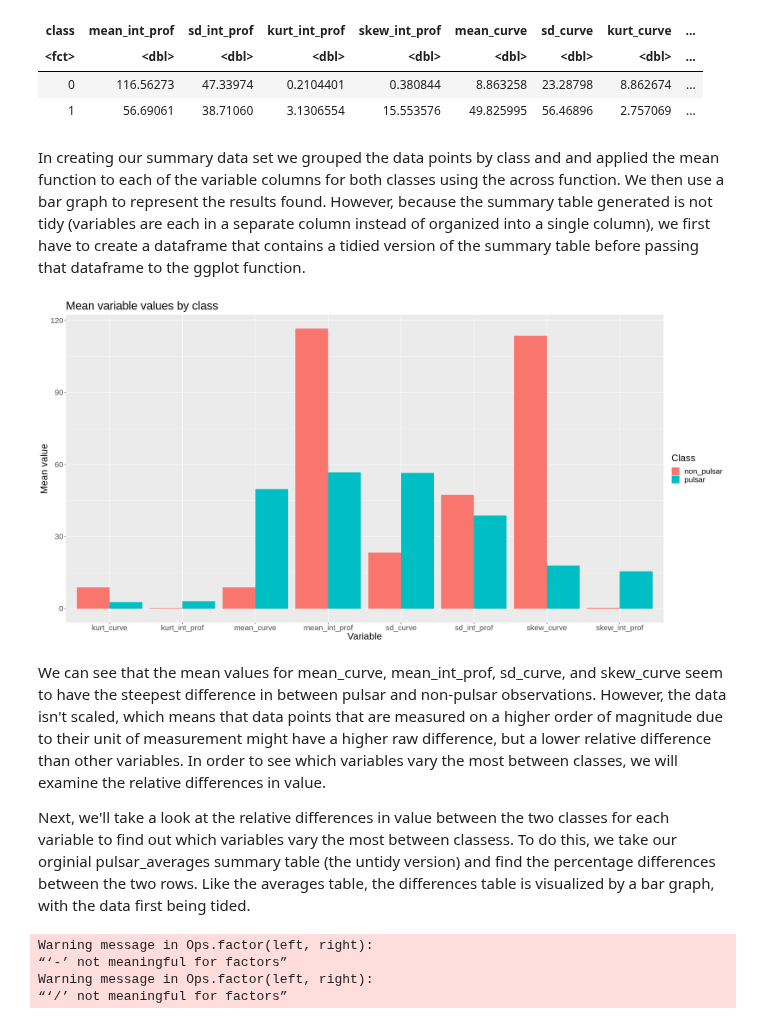
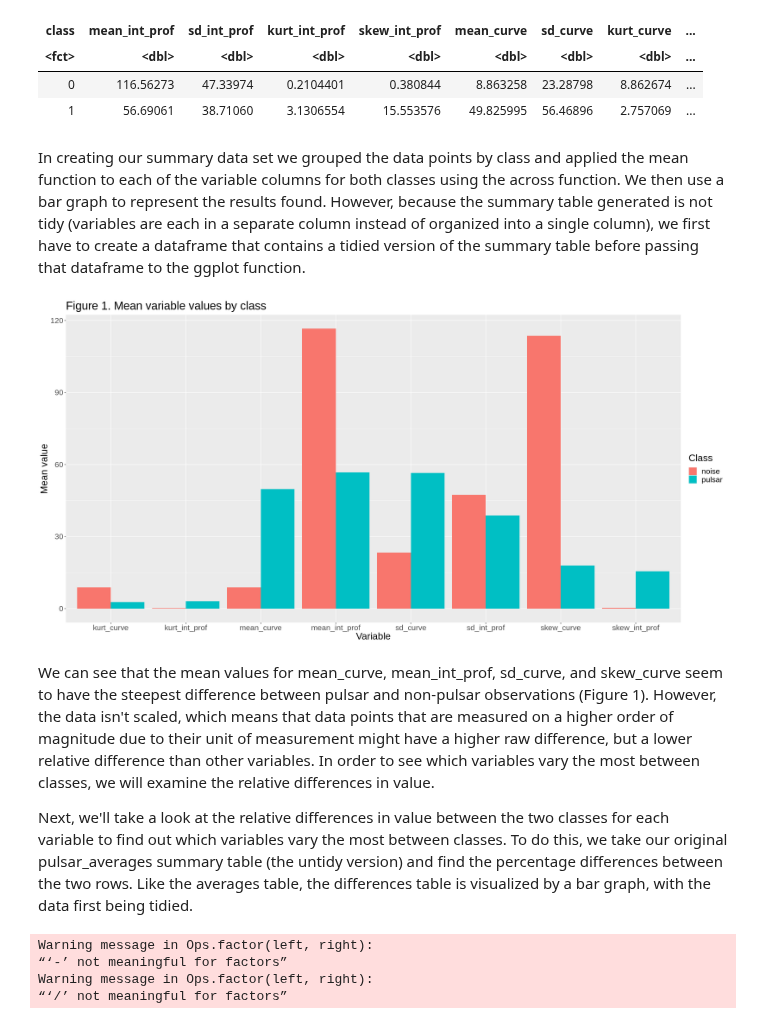
Before and after one commit to Phillipl132/dsci_100_group_24, a Jupyter notebook: Project_Report.ipynb, the cells around one changed output. Cells and saved outputs as stored; diff of their text form; code cells hidden in the pictures.

```diff
--- a/Project_Report.ipynb
+++ b/Project_Report.ipynb
@@ -84,30 +88,30 @@ A tibble: 2 × 9
 | 0 | 116.56273 | 47.33974 | 0.2104401 | 0.380844 | 8.863258 | 23.28798 | 8.862674 | ... |
 | 1 | 56.69061 | 38.71060 | 3.1306554 | 15.553576 | 49.825995 | 56.46896 | 2.757069 | ... |
 # %% [markdown]
-In creating our summary data set we grouped the data points by class and and applied the mean function to each of the variable columns for both classes using the across function. We then use a bar graph to represent the results found. However, because the summary table generated is not tidy (variables are each in a separate column instead of organized into a single column), we first have to create a dataframe that contains a tidied version of the summary table before passing that dataframe to the ggplot function.
+In creating our summary data set we grouped the data points by class and applied the mean function to each of the variable columns for both classes using the across function. We then use a bar graph to represent the results found. However, because the summary table generated is not tidy (variables are each in a separate column instead of organized into a single column), we first have to create a dataframe that contains a tidied version of the summary table before passing that dataframe to the ggplot function.
 # %%
 options(repr.plot.width = 20, repr.plot.height = 10)
 
 tidy_pulsar_averages <- pulsar_averages %>%
     pivot_longer(cols = mean_int_prof:skew_curve, # places all variables in a single column
                 names_to = "variable",
                 values_to = "mean_value")
 
 averages_viz <- tidy_pulsar_averages %>%
     ggplot(aes(x = variable, y = mean_value, fill = class)) +
     geom_bar(stat = "Identity", position = "dodge") +
     labs(x = "Variable", y = "Mean value", fill = "Class") +
     theme(text = element_text(size=20)) +
-    scale_fill_discrete(name = "Class", labels = c("non_pulsar", "pulsar")) +
-    ggtitle("Mean variable values by class")
+    scale_fill_discrete(name = "Class", labels = c("noise", "pulsar")) +
+    ggtitle("Figure 1. Mean variable values by class")
 
 averages_viz
 # %% [output]
-[figure, old version]
+[figure, new version]
 # %% [markdown]
-We can see that the mean values for mean_curve, mean_int_prof, sd_curve, and skew_curve seem to have the steepest difference in between pulsar and non-pulsar observations. However, the data isn't scaled, which means that data points that are measured on a higher order of magnitude due to their unit of measurement might have a higher raw difference, but a lower relative difference than other variables. In order to see which variables vary the most between classes, we will examine the relative differences in value.
+We can see that the mean values for mean_curve, mean_int_prof, sd_curve, and skew_curve seem to have the steepest difference between pulsar and non-pulsar observations (Figure 1). However, the data isn't scaled, which means that data points that are measured on a higher order of magnitude due to their unit of measurement might have a higher raw difference, but a lower relative difference than other variables. In order to see which variables vary the most between classes, we will examine the relative differences in value.
 
-Next, we'll take a look at the relative differences in value between the two classes for each variable to find out which variables vary the most between classess. To do this, we take our orginial pulsar_averages summary table (the untidy version) and find the percentage differences between the two rows. Like the averages table, the differences table is visualized by a bar graph, with the data first being tided.
+Next, we'll take a look at the relative differences in value between the two classes for each variable to find out which variables vary the most between classes. To do this, we take our original pulsar_averages summary table (the untidy version) and find the percentage differences between the two rows. Like the averages table, the differences table is visualized by a bar graph, with the data first being tidied.
 # %%
 pulsar_differences <- slice(pulsar_averages, 2) - slice(pulsar_averages, 1) #raw difference in values
 
```
Also changed, not shown: parts of 14 cells of this notebook.
